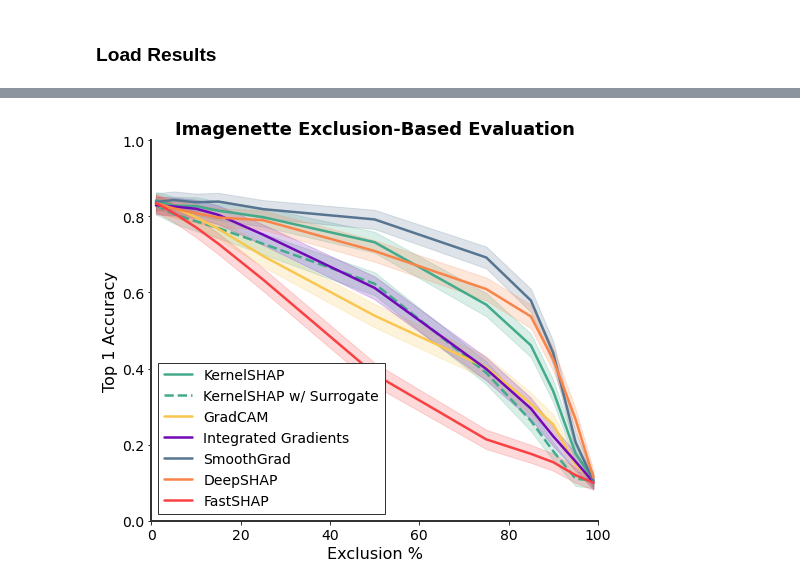
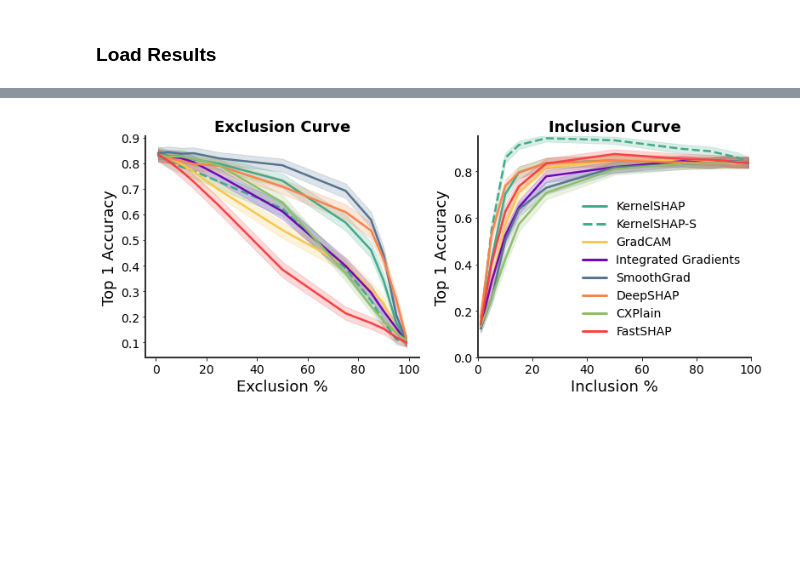
Before and after one commit to iclr1814/fastshap, a Jupyter notebook: experiments/images/cifar10/evaluation/evaluate.ipynb, the cells around one changed output, grey strips where cells are left out. Drawn from its saved outputs; the diff is of its cells as text; code cells hidden in the pictures; blank space fills up the shorter version.

Commit message:
added log-odds evaluation and cxplain

```diff
--- a/experiments/images/cifar10/evaluation/evaluate.ipynb
+++ b/experiments/images/cifar10/evaluation/evaluate.ipynb
@@ -107,4 +107,8 @@ evaluator_model.compile(
 )
 # %% [markdown]
 # Run Evaluations for Each Method and Masking Percent
+# %%
+def log_odds(p):
+    p = np.clip(p, 0.0001, 0.9999)
+    return np.log(p/(1-p))
 # %%
@@ -166,6 +175,6 @@ fastshap
 # %%
-methods = ['fastshap', 'kernelshap', 'kernelshap_plus', 'gradcam', 'integratedgradients', 'smoothgrad', 'deepshap']
-for method in methods:
+# for method in methods:
+for method in ['integratedgradients', 'smoothgrad', 'deepshap', 'cxplain']:
     print(method)
     evaluation_results = {}
 
@@ -182,6 +191,8 @@ for method in methods:
     evaluation_results['auroc'] = {}
     evaluation_results['auprc'] = {}
     evaluation_results['preds'] = {}
+    evaluation_results['log_odds'] = {}
+
     for p, masks in mask_dict.items():
         #################### Mask Images ####################
         if len(masks.shape) < 4:
@@ -191,12 +202,14 @@ for method in methods:
         #################### Evaluate Masked Images ####################
         _, auroc, auprc, acc = evaluator_model.evaluate(x = masked_images,
                                                         y = preds_discrete)
-        preds = evaluator_model.predict(masked_images)
+        masked_preds = evaluator_model.predict(masked_images)
+        logodds = np.mean(log_odds(masked_preds[preds_discrete==1]))
 
         evaluation_results['acc'][p] = acc
         evaluation_results['auroc'][p] = auroc
         evaluation_results['auprc'][p] = auprc
-        evaluation_results['preds'][p] = preds
+        evaluation_results['preds'][p] = masked_preds
+        evaluation_results['log_odds'][p] = logodds
 
     #################### Save ####################
     with open(os.path.join(method_dir, 'evaluation_results_in.pkl'), 'wb') as f:
@@ -228,6 +241,7 @@ if not os.path.isdir(results_dir):
 # %% [markdown]
 ### Load Results
 # %%
+methods = ['fastshap', 'kernelshap', 'kernelshap_plus', 'gradcam', 'integratedgradients', 'smoothgrad', 'deepshap', 'cxplain']
 all_results_out = {}
 for method in methods:
 
@@ -313,5 +351,6 @@ def acc_error(x):
 # %%
-method_names = ['FastSHAP', 'KernelSHAP', 'KernelSHAP w/ Surrogate', 'GradCAM', 'Integrated Gradients', 'SmoothGrad', 'DeepSHAP']
+method_names = ['FastSHAP', 'KernelSHAP', 'KernelSHAP-S', 'GradCAM',
+                'Integrated Gradients', 'SmoothGrad', 'DeepSHAP','CXPlain']
 accuracy_out = []
 for method in methods:
     df =  pd.DataFrame([(int(k), v) for k, v in all_results_out[method]['acc'].items()])
@@ -322,32 +361,71 @@ accuracy_out = reduce(lambda x, y: pd.merge(x, y, on = 'Exclusion %'), accuracy_
 accuracy_out.columns = ['Exclusion %'] + method_names
 
 #### FIGURE #####
-colors = {'FastSHAP':'#f94144', 'KernelSHAP':'#43aa8b', 'KernelSHAP w/ Surrogate':'#43aa8b',
+colors = {'FastSHAP':'#f94144', 'KernelSHAP':'#43aa8b', 'KernelSHAP-S':'#43aa8b',
           'GradCAM':'#f9c74f', 'Integrated Gradients':'#7209b7',
-          'SmoothGrad':'#577590', 'DeepSHAP':'#f9844a'}
+          'SmoothGrad':'#577590', 'DeepSHAP':'#f9844a', 'CXPlain':'#90be6d'}
 
-plt.figure(figsize=(8, 7))
+fig, axs = plt.subplots(1, 2, figsize=(14*.8, 7*.7))
 for method in method_names[1:] + ['FastSHAP']:
-    if method == 'KernelSHAP w/ Surrogate':
-        plt.plot(accuracy_out['Exclusion %'], accuracy_out[method],
+    if method == 'KernelSHAP-S':
+        axs[0].plot(accuracy_out['Exclusion %'], accuracy_out[method],
                  label=method, color=colors[method], linestyle='--')
     else:
-        plt.plot(accuracy_out['Exclusion %'], accuracy_out[method],
+        axs[0].plot(accuracy_out['Exclusion %'], accuracy_out[method],
                  label=method, color=colors[method])
-    plt.fill_between(accuracy_out['Exclusion %'],
+    axs[0].fill_between(accuracy_out['Exclusion %'],
                      accuracy_out[method] - 1.96*acc_error(accuracy_out[method]),
                      accuracy_out[method] + 1.96*acc_error(accuracy_out[method]),
                      color=colors[method], alpha=0.2)
+axs[0].set_xlabel('Exclusion %')
+axs[0].set_ylabel('Top 1 Accuracy')
+axs[0].set_title('Exclusion Curve')
 
 
-plt.ylim(0, 1.)
+accuracy_in = []
+for method in methods:
+    df =  pd.DataFrame([(int(k), v) for k, v in all_results_in[method]['acc'].items()])
+    df.columns = ['Inclusion %', method]
+    accuracy_in.append(df)
+
+accuracy_in = reduce(lambda x, y: pd.merge(x, y, on = 'Inclusion %'), accuracy_in)
+accuracy_in.columns = ['Inclusion %'] + method_names
+
+for method in method_names[1:] + ['FastSHAP']:
+    if method == 'KernelSHAP-S':
+        axs[1].plot(accuracy_in['Inclusion %'], accuracy_in[method],
+                 label=method, color=colors[method], linestyle='--')
+    else:
+        axs[1].plot(accuracy_in['Inclusion %'], accuracy_in[method],
+                 label=method, color=colors[method])
+    axs[1].fill_between(accuracy_in['Inclusion %'],
+                     accuracy_in[method] - 1.96*acc_error(accuracy_in[method]),
+                     accuracy_in[method] + 1.96*acc_error(accuracy_in[method]),
+                     color=colors[method], alpha=0.2)
+
+axs[1].set_xlabel('Inclusion %')
+axs[1].set_ylabel('Top 1 Accuracy')
+axs[1].set_title('Inclusion Curve')
+
+leg = axs[1].legend(loc='right',
+                      bbox_to_anchor=(1, 0.4),
+                      fancybox=False,
+                      shadow=False,
+                      ncol=1,
+                      fontsize=14,
+                      frameon=False)
+for legobj in leg.legendHandles:
+    legobj.set_linewidth(3.0)
+
+
+plt.ylim(0, .95)
 plt.xlim(0, 100)
-plt.legend(fontsize=14)
 plt.tick_params(labelsize=14)
-plt.ylabel('Top 1 Accuracy', fontsize=16)
-plt.xlabel('Exclusion %', fontsize=16)
-plt.title('Imagenette Exclusion-Based Evaluation', fontsize=18)
+plt.tight_layout()
 
-plt.savefig(os.path.join(results_dir, 'exclusion.jpeg'))
+pdf = PdfPages(os.path.join(results_dir, 'curves_accuracy.pdf'))
+pdf.savefig(pad_inches=0, bbox_inches='tight')
+pdf.close()
+
 plt.show()
 # %% [output]
@@ -354 +434 @@ plt.show()
-[figure, old version]
+[figure, new version]
```
Also changed, not shown: parts of 38 cells of this notebook, 29 other files.
